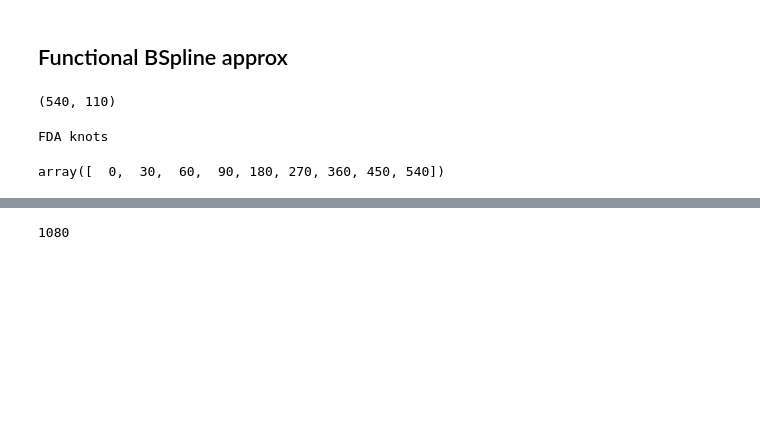
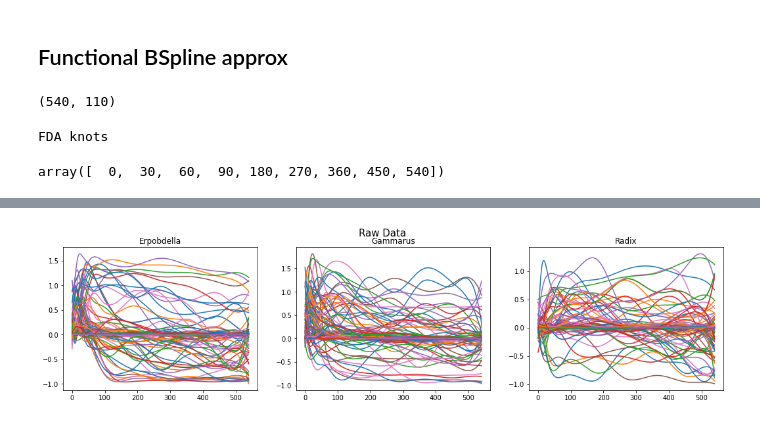
Before and after one commit to ruckapark/IndicateurGlobal, a Jupyter notebook: Article3_FDA.ipynb, the cells around one changed output, grey strips where cells are left out. Cells and saved outputs as stored; diff of their text form; code cells hidden in the pictures; blank space fills up the shorter version.

```diff
--- a/Article3_FDA.ipynb
+++ b/Article3_FDA.ipynb
@@ -247,3 +245,10 @@ ValueError: array must not contain infs or NaNs
 # %%
+#plot b spline functinos
+#sort colors error
+fig,axe = plt.subplots(1,3,figsize = (18,4))
+fig.suptitle('Raw Data',fontsize = 15)
+for i,s in enumerate(specie):
+    X_bss[s].plot(axes = axe[i])
+    axe[i].set_title(specie[s])
 # %% [output]
-1080
+[figure, added]
```
Also changed, not shown: parts of 16 cells of this notebook.
